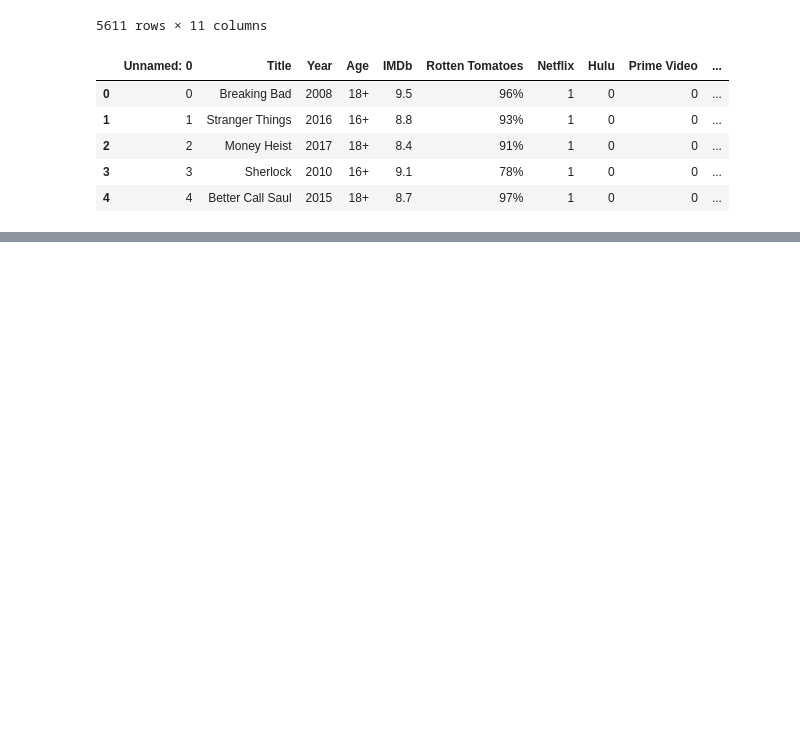
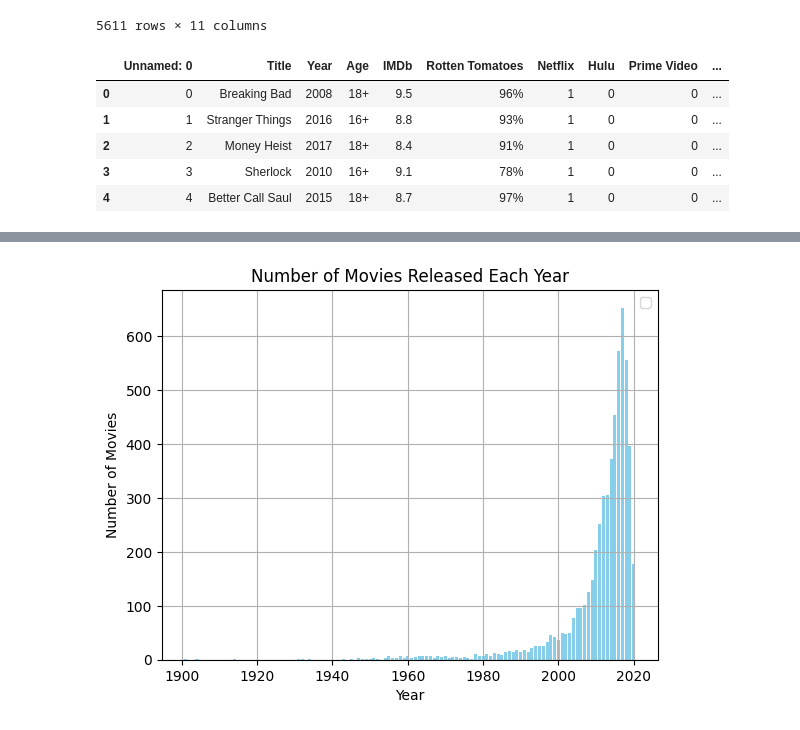
Before and after one commit to ESET0115/Basic, a Jupyter notebook: ML/Day3/analysis.ipynb, the cells around one changed output, grey strips where cells are left out. Drawn from its saved outputs; the diff is of its cells as text; code cells hidden in the pictures; blank space fills up the shorter version.

```diff
--- a/ML/Day3/analysis.ipynb
+++ b/ML/Day3/analysis.ipynb
@@ -138,0 +181,14 @@ df.head()
+# %%
+# bar graph on no. of movies released each year
+yr_count = df['Year'].value_counts().sort_index()
+
+fig, ax = plt.subplots()
+ax.bar(yr_count.index, yr_count.values, color='skyblue')
+ax.set_title("Number of Movies Released Each Year")
+ax.set_xlabel("Year")
+ax.set_ylabel("Number of Movies")
+ax.legend() # Add a legend
+plt.grid() # Add grid lines
+my_plot = plt.show()
+# %% [output]
+[figure, added]
```
Also changed, not shown: parts of 5 cells of this notebook, 3 other files.
